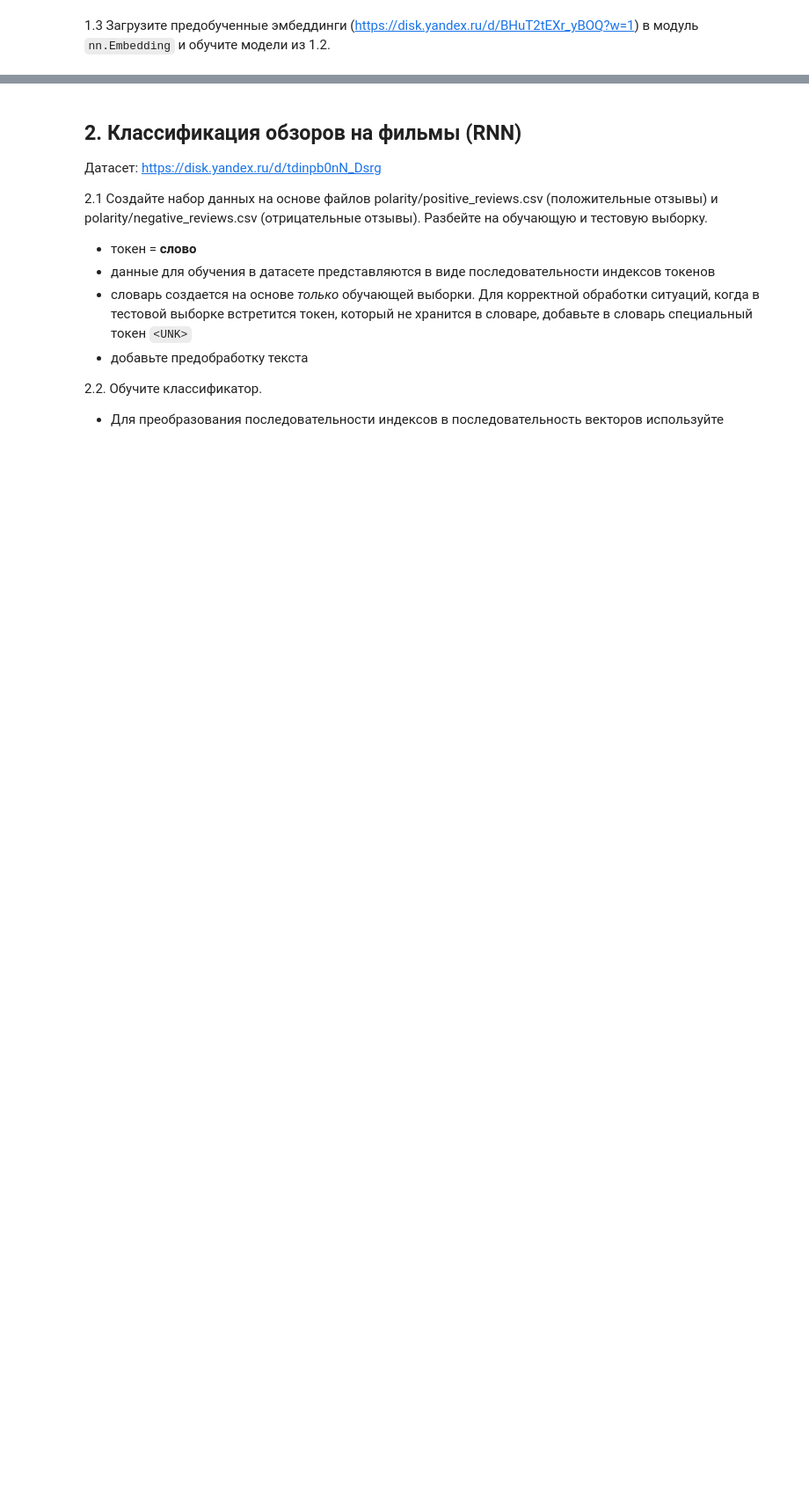
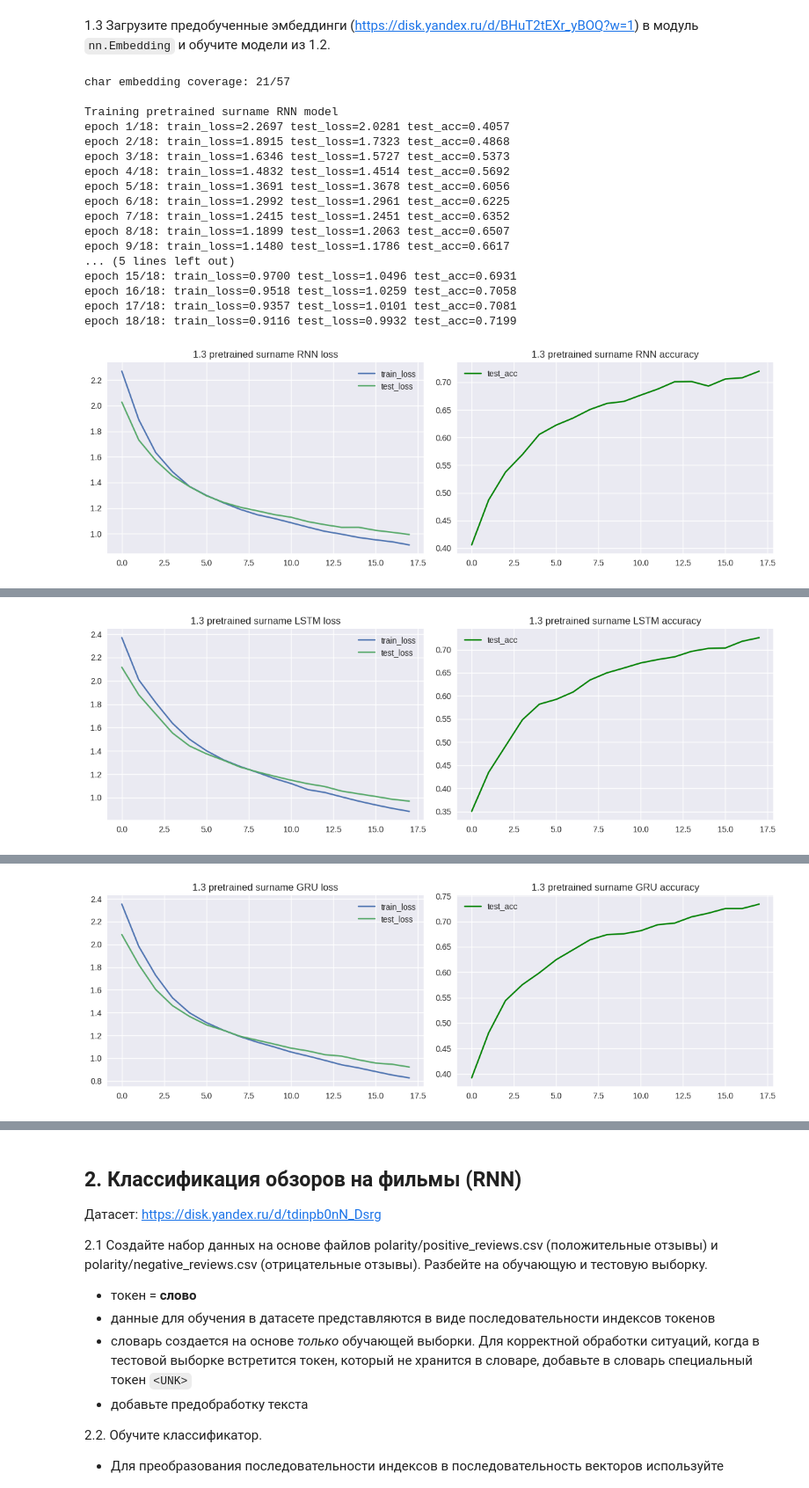
Before and after one commit to sowwds/mirea_lab, a Jupyter notebook: 6 sem/algo-ml/Текущий контроль 11-12/Задание.ipynb, the cells around one changed output, grey strips where cells are left out. Shown at 88% size. Saved outputs shown, nothing was run; the diff lists cells and outputs as text; code cells hidden in the pictures; blank space fills up the shorter version.

```diff
--- a/6 sem/algo-ml/Текущий контроль 11-12/Задание.ipynb
+++ b/6 sem/algo-ml/Текущий контроль 11-12/Задание.ipynb
@@ -50,2 +585,69 @@ class RNN(nn.Module):
 # %% [markdown]
 1.3 Загрузите предобученные эмбеддинги (https://disk.yandex.ru/d/BHuT2tEXr_yBOQ?w=1) в модуль `nn.Embedding` и обучите модели из 1.2.
+# %%
+surname_df, surname_vocab, surname_le, train_loader, test_loader = prepare_surname_loaders(batch_size=256)
+pretrained_matrix = build_char_embedding_matrix(surname_vocab, EMBEDDINGS_PATH)
+criterion = nn.CrossEntropyLoss()
+results_13 = {}
+best_model_13 = None
+best_name_13 = None
+best_acc_13 = -1.0
+
+for rnn_type in ['rnn', 'lstm', 'gru']:
+    model = BuiltinRNNClassifier(
+        vocab_size=len(surname_vocab),
+        emb_dim=pretrained_matrix.size(1),
+        hidden_size=128,
+        num_classes=len(surname_le.classes_),
+        pad_idx=surname_vocab.pad_idx,
+        rnn_type=rnn_type,
+        embedding_weights=pretrained_matrix,
+        freeze_embedding=False,
+    ).to(device)
+    optimizer = optim.Adam(model.parameters(), lr=1e-3)
+    print(f'\nTraining pretrained surname {rnn_type.upper()} model')
+    history = train_classifier(model, train_loader, test_loader, criterion, optimizer, epochs=18, device=device, patience=4, min_delta=1e-3)
+    plot_history(history, f'1.3 pretrained surname {rnn_type.upper()}')
+    loss, acc = evaluate_classifier(model, test_loader, criterion, device)
+    results_13[rnn_type] = {'loss': loss, 'acc': acc}
+    print(f'pretrained {rnn_type.upper()} accuracy: {acc:.4f}')
+    if acc > best_acc_13:
+        if best_model_13 is not None:
+            best_model_13.cpu()
+            clear_memory(best_model_13)
+        best_model_13 = model
+        best_name_13 = rnn_type
+        best_acc_13 = acc
+    else:
+        model.cpu()
+        clear_memory(model, optimizer)
+
+print('1.3 summary:')
+for name, metrics in results_13.items():
+    print(name.upper(), metrics)
+
+print('best 1.3 model:', best_name_13.upper())
+show_surname_predictions(best_model_13, surname_vocab, surname_le, ['Ivanov', 'Petrov', 'Smith', 'Kim', 'Garcia'])
+
+if best_model_12 is not None:
+    best_model_12.cpu()
+clear_memory(pretrained_matrix)
+# %% [output]
+char embedding coverage: 21/57
+
+Training pretrained surname RNN model
+epoch 1/18: train_loss=2.2697 test_loss=2.0281 test_acc=0.4057
+epoch 2/18: train_loss=1.8915 test_loss=1.7323 test_acc=0.4868
+epoch 3/18: train_loss=1.6346 test_loss=1.5727 test_acc=0.5373
+epoch 4/18: train_loss=1.4832 test_loss=1.4514 test_acc=0.5692
+epoch 5/18: train_loss=1.3691 test_loss=1.3678 test_acc=0.6056
+epoch 6/18: train_loss=1.2992 test_loss=1.2961 test_acc=0.6225
+epoch 7/18: train_loss=1.2415 test_loss=1.2451 test_acc=0.6352
+epoch 8/18: train_loss=1.1899 test_loss=1.2063 test_acc=0.6507
+epoch 9/18: train_loss=1.1480 test_loss=1.1786 test_acc=0.6617
+... (5 lines left out)
+epoch 15/18: train_loss=0.9700 test_loss=1.0496 test_acc=0.6931
+epoch 16/18: train_loss=0.9518 test_loss=1.0259 test_acc=0.7058
+epoch 17/18: train_loss=0.9357 test_loss=1.0101 test_acc=0.7081
+epoch 18/18: train_loss=0.9116 test_loss=0.9932 test_acc=0.7199
+[figure, added]
@@ -51,0 +671 @@ class RNN(nn.Module):
+[figure, added]
@@ -51,0 +689 @@ class RNN(nn.Module):
+[figure, added]
```
Also changed, not shown: parts of 9 cells of this notebook, 13 other files.
